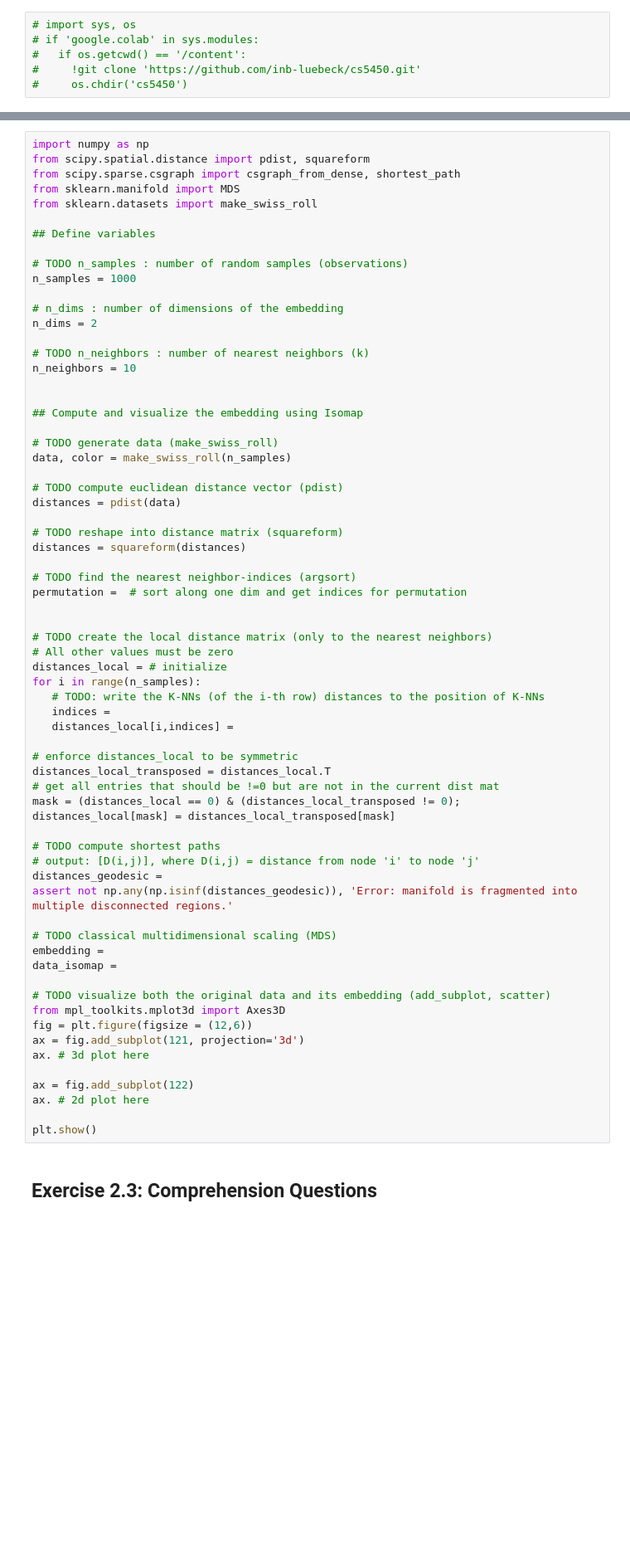
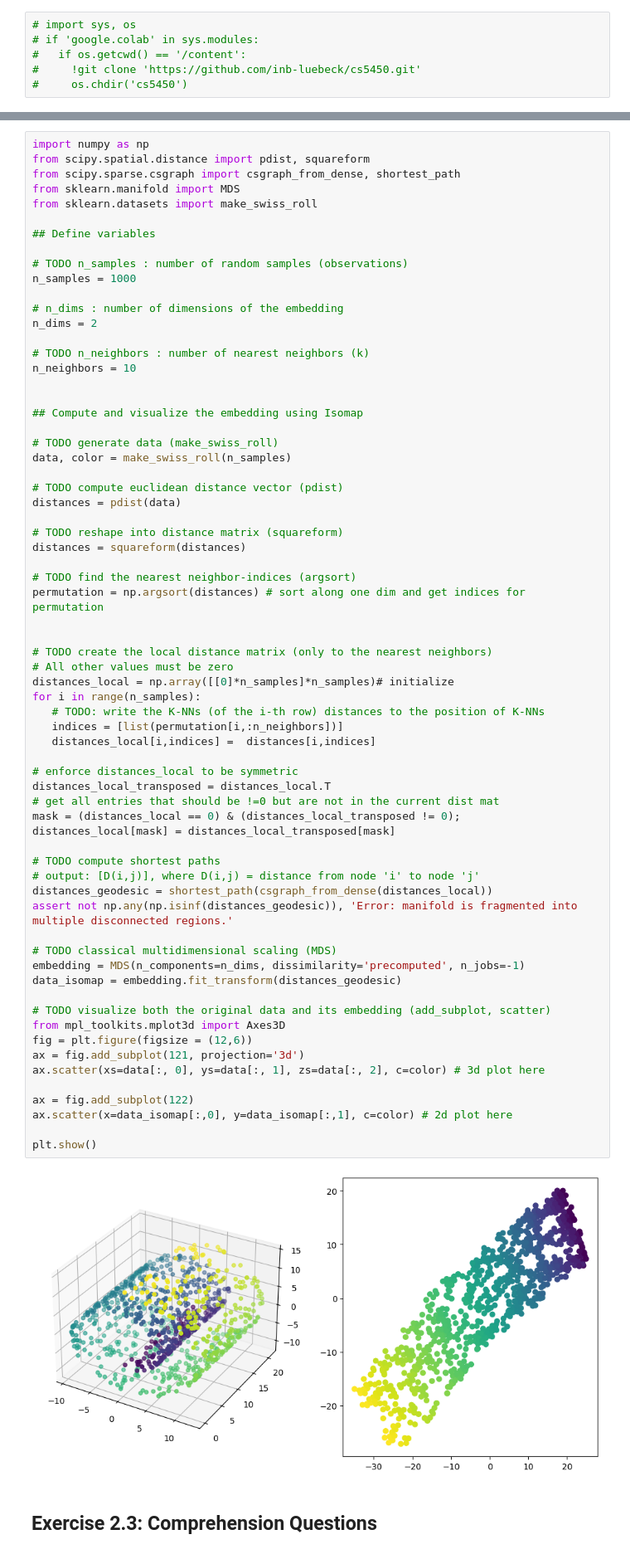
Before and after one commit to RHoock/Maschinelles-Lernen, a Jupyter notebook: exercise_2.ipynb, the cells around one changed output, grey strips where cells are left out. Shown: that part at 83% size. Saved outputs shown, nothing was run; the diff lists cells and outputs as text; blank space fills up the shorter version.

```diff
--- a/exercise_2.ipynb
+++ b/exercise_2.ipynb
@@ -152,42 +152,44 @@ distances = pdist(data)
 distances = squareform(distances)
 
 # TODO find the nearest neighbor-indices (argsort)
-permutation =  # sort along one dim and get indices for permutation
+permutation = np.argsort(distances) # sort along one dim and get indices for permutation
 
 
 # TODO create the local distance matrix (only to the nearest neighbors)
 # All other values must be zero
-distances_local = # initialize
+distances_local = np.array([[0]*n_samples]*n_samples)# initialize
 for i in range(n_samples):
    # TODO: write the K-NNs (of the i-th row) distances to the position of K-NNs
-   indices =
-   distances_local[i,indices] =
+   indices = [list(permutation[i,:n_neighbors])]
+   distances_local[i,indices] =  distances[i,indices]
 
 # enforce distances_local to be symmetric
 distances_local_transposed = distances_local.T
 # get all entries that should be !=0 but are not in the current dist mat
 mask = (distances_local == 0) & (distances_local_transposed != 0);
 distances_local[mask] = distances_local_transposed[mask]
 
 # TODO compute shortest paths
 # output: [D(i,j)], where D(i,j) = distance from node 'i' to node 'j'
-distances_geodesic =
+distances_geodesic = shortest_path(csgraph_from_dense(distances_local))
 assert not np.any(np.isinf(distances_geodesic)), 'Error: manifold is fragmented into multiple disconnected regions.'
 
 # TODO classical multidimensional scaling (MDS)
-embedding =
-data_isomap =
+embedding = MDS(n_components=n_dims, dissimilarity='precomputed', n_jobs=-1)
+data_isomap = embedding.fit_transform(distances_geodesic)
 
 # TODO visualize both the original data and its embedding (add_subplot, scatter)
 from mpl_toolkits.mplot3d import Axes3D
 fig = plt.figure(figsize = (12,6))
 ax = fig.add_subplot(121, projection='3d')
-ax. # 3d plot here
+ax.scatter(xs=data[:, 0], ys=data[:, 1], zs=data[:, 2], c=color) # 3d plot here
 
 ax = fig.add_subplot(122)
-ax. # 2d plot here
+ax.scatter(x=data_isomap[:,0], y=data_isomap[:,1], c=color) # 2d plot here
 
 plt.show()
+# %% [output]
+[figure, added]
 # %% [markdown]
 ## Exercise 2.3: Comprehension Questions
 # %% [markdown]
```
Also changed, not shown: parts of 1 cell of this notebook.
